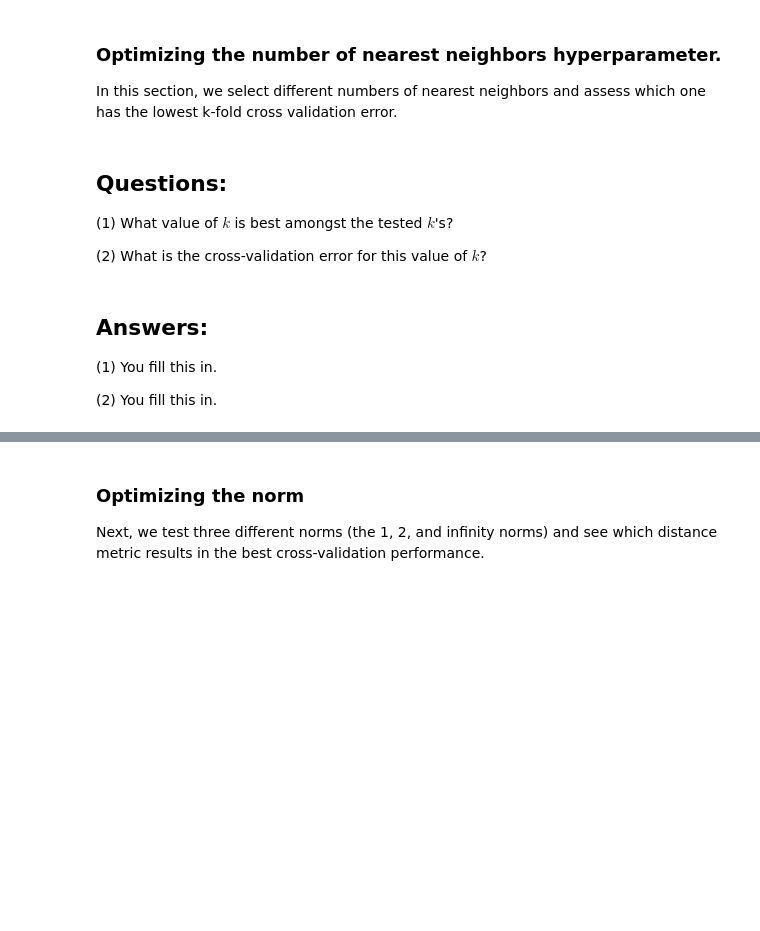
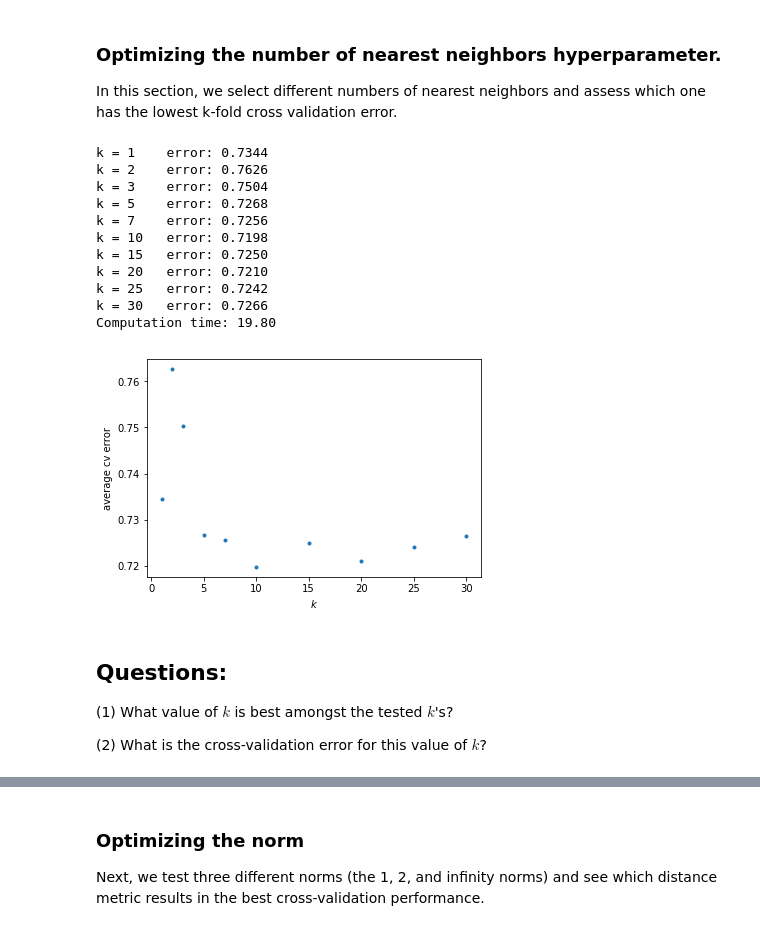
Before and after one commit to jaythemishra/C247, a Jupyter notebook: HW2-code/knn.ipynb, the cells around one changed output, grey strips where cells are left out. Saved outputs shown, nothing was run; the diff lists cells and outputs as text; code cells hidden in the pictures; blank space fills up the shorter version.

```diff
--- a/HW2-code/knn.ipynb
+++ b/HW2-code/knn.ipynb
@@ -195,7 +201,8 @@ y_train_folds =  []
 #   y_train_folds is also a list, where y_train_folds[i] contains
 #      the corresponding labels for the data in X_train_folds[i]
 # ================================================================ #
-pass
+X_train_folds = np.split(X_train, num_folds)
+y_train_folds = np.split(y_train, num_folds)
 
 # ================================================================ #
 # END YOUR CODE HERE
@@ -207,33 +214,70 @@ In this section, we select different numbers of nearest neighbors and assess whi
 # %%
 time_start =time.time()
 
 ks = [1, 2, 3, 5, 7, 10, 15, 20, 25, 30]
 
 # ================================================================ #
 # YOUR CODE HERE:
 #   Calculate the cross-validation error for each k in ks, testing
 #   the trained model on each of the 5 folds.  Average these errors
 #   together and make a plot of k vs. cross-validation error. Since
 #   we are assuming L2 distance here, please use the vectorized code!
 #   Otherwise, you might be waiting a long time.
 # ================================================================ #
+avg_errors = []
 
-pass
+for k in ks:
+    avg_error = 0
+
+    for i in range(num_folds):
+        train_fold_nums = [j for j in range(num_folds) if j != i]
+        X_train_cv = np.concatenate([X_train_folds[j] for j in train_fold_nums])
+        y_train_cv = np.concatenate([y_train_folds[j] for j in train_fold_nums])
+        X_test_cv = X_train_folds[i]
+        y_test_cv = y_train_folds[i]
+
+        knn_cv = KNN()
+
+        knn_cv.train(X=X_train_cv, y=y_train_cv)
+
+        cv_dists = knn_cv.compute_L2_distances_vectorized(X=X_test_cv)
+
+        y_pred_cv = knn_cv.predict_labels(cv_dists, k=k)
+
+        avg_error += np.count_nonzero(y_pred_cv != y_test_cv) / float(len(y_pred_cv))
+
+    # average error for each k
+    avg_error /= float(num_folds)
+    print("k = %d \t error: %.4f"%(k, avg_error))
+    avg_errors.append(avg_error)
+
+f = plt.figure()
+ax = f.gca()
+ax.plot(ks, avg_errors, '.')
+ax.set_xlabel('$k$')
+ax.set_ylabel('average cv error')
 
 # ================================================================ #
 # END YOUR CODE HERE
 # ================================================================ #
 
 print('Computation time: %.2f'%(time.time()-time_start))
+# %% [output]
+k = 1    error: 0.7344
+k = 2    error: 0.7626
+k = 3    error: 0.7504
+k = 5    error: 0.7268
+k = 7    error: 0.7256
+k = 10   error: 0.7198
+k = 15   error: 0.7250
+k = 20   error: 0.7210
+k = 25   error: 0.7242
+k = 30   error: 0.7266
+Computation time: 19.80
+[figure, added]
 # %% [markdown]
 ## Questions:
 
 (1) What value of $k$ is best amongst the tested $k$'s?
 
 (2) What is the cross-validation error for this value of $k$?
-# %% [markdown]
-## Answers:
-
-(1) You fill this in.
-
-(2) You fill this in.
```
Also changed, not shown: parts of 11 cells of this notebook, 1 other file.
